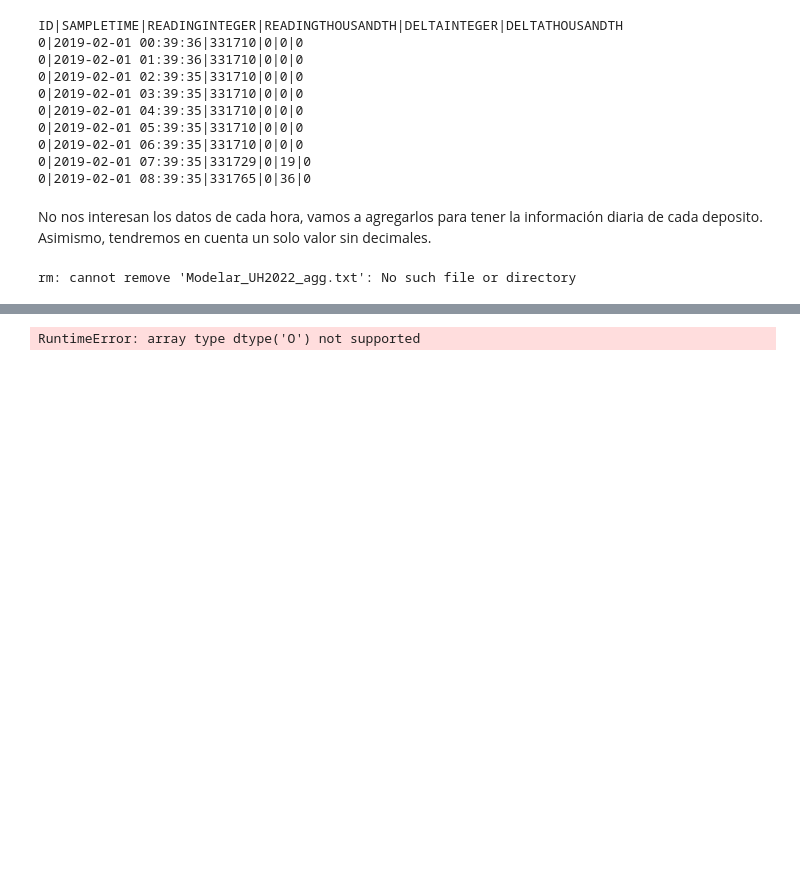
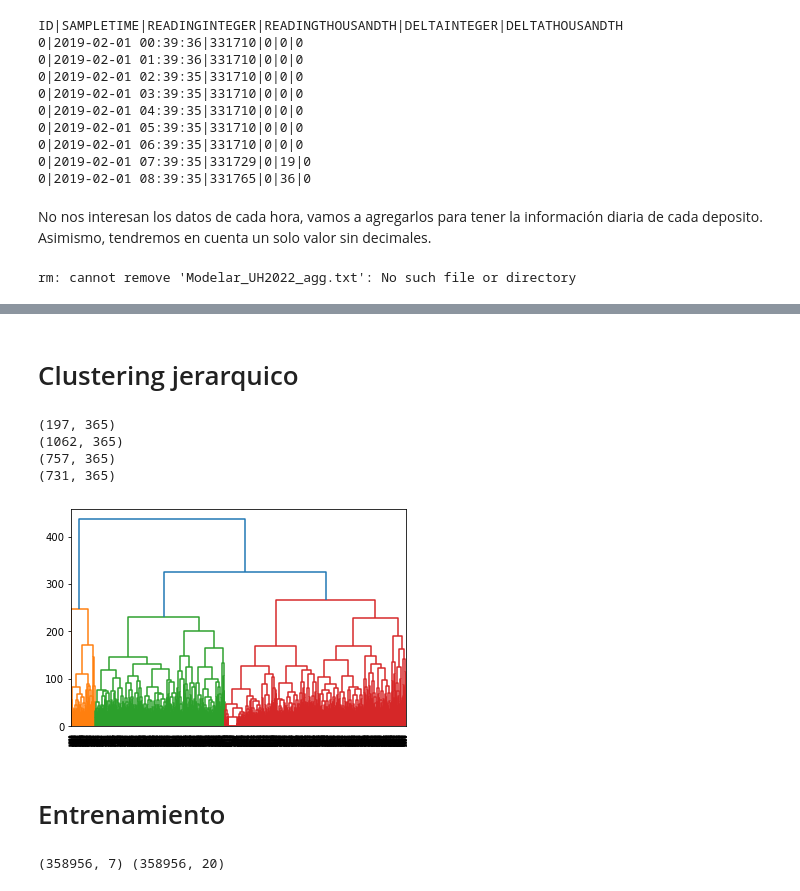
Before and after one commit to Qaraqororum/datatlon_cajamar, a Jupyter notebook: script predicción.ipynb, the cells around one changed output, grey strips where cells are left out. Saved outputs shown, nothing was run; the diff lists cells and outputs as text; code cells hidden in the pictures; blank space fills up the shorter version.

Commit message:
22 hours left

```diff
--- a/script predicción.ipynb
+++ b/script predicción.ipynb
@@ -143,3 +143,5 @@ file1.close()
 file2.close()
 # %%
 !rm Modelar_UH2022_sorted.txt
+# %%
+ds = pd.read_csv("Modelar_UH2022_agg.txt", sep='|')
@@ -145,0 +157,9 @@ file2.close()
+# %%
+df = pd.DataFrame()
+dates = sorted(ds['SAMPLETIME'].unique())
+df['DATE'] = dates
+# %%
+for i, idd in enumerate(sorted(ds['ID'].unique())):
+    filtered = ds[ds['ID'] == idd]
+    colname = 'DELTA_ID' + str(i+1)
+    df[colname] = df.merge(filtered, how='left', left_on='DATE', right_on='SAMPLETIME')['DELTA']
@@ -146,4 +168,4 @@ file2.close()
 # %%
-datos = pd.read_csv("Modelar_UH2022_agg.txt", sep='|')
+datos = df# pd.read_csv('consumo_aggbyday_filledzeros_samelength.csv')
 print(datos.head())
 # %% [output]
@@ -160,5 +193,29 @@ lectura = datos.iloc[:,1:].fillna(0,inplace=False).to_numpy().T
 data_filtered = ndimage.gaussian_filter(lectura,[0,3],0)
 scaler=MinMaxScaler()
 data_pre=scaler.fit_transform(data_filtered.T).T
-# %% [output]
-RuntimeError: array type dtype('O') not supported
+# %% [markdown]
+# Clustering jerarquico
+# %%
+d=pairwise_distances(data_pre)
+a=complete(d)
+dendrogram(a);
+ind=fcluster(a,4,"maxclust")
+#sacamos los subgrupos, escogemos solo 4
+datos_g=[]
+for i in range(1,5):
+  datos_g.append(data_pre[ind==i])
+  print(datos_g[i-1].shape)
+# %% [output]
+(197, 365)
+(1062, 365)
+(757, 365)
+(731, 365)
+[figure, added]
+# %% [markdown]
+# Entrenamiento
+# %%
+feat,labs=window(datos_g[1],20,7)
+print(labs.shape,feat.shape)
+x_train,x_test,y_train,y_test= train_test_split(feat,labs,test_size=0.2)
+# %% [output]
+(358956, 7) (358956, 20)
```
Also changed, not shown: parts of 7 cells of this notebook, 1 other file.
